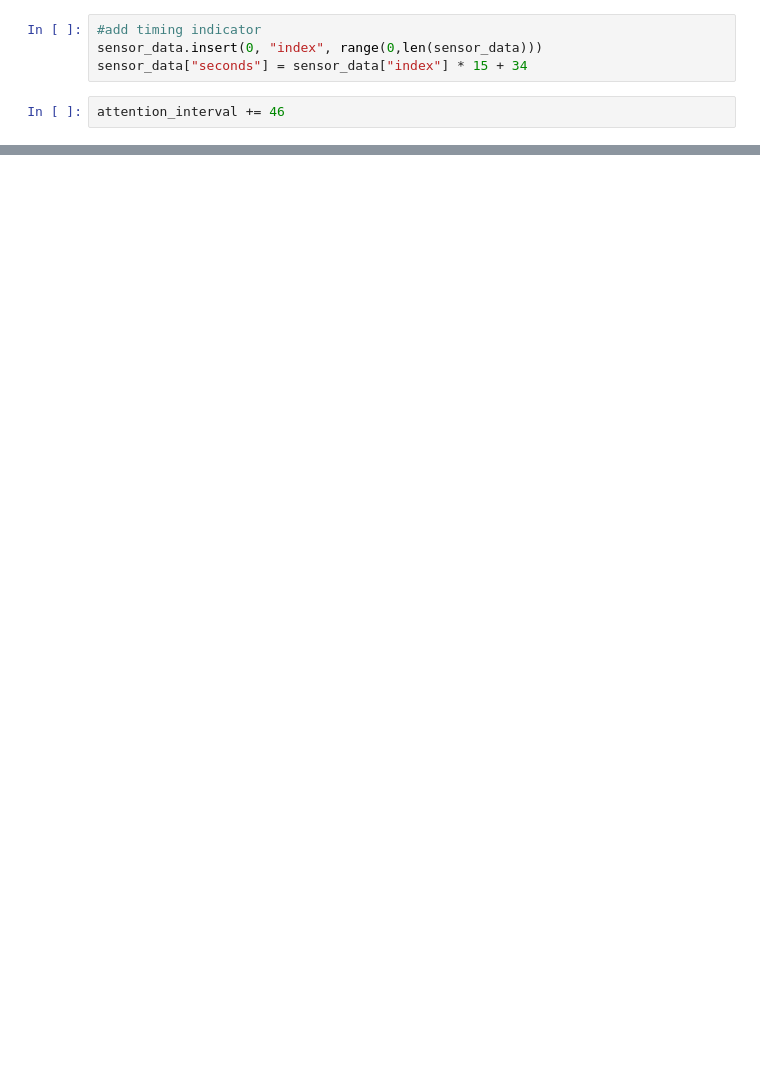
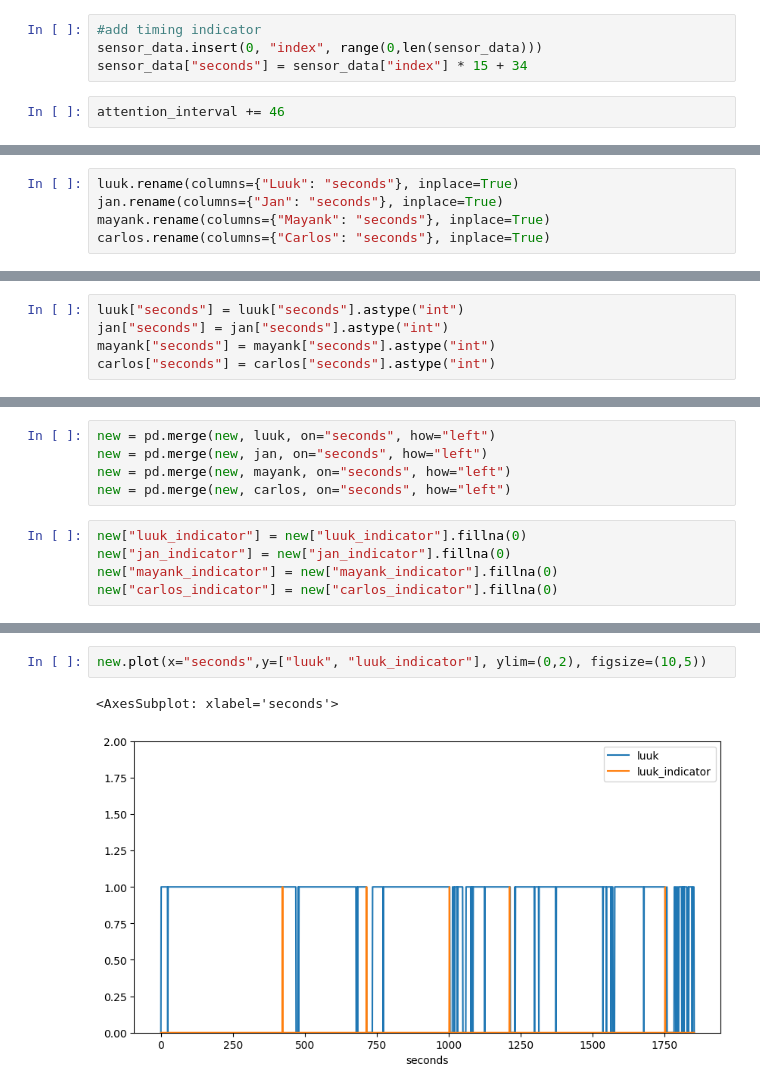
Before and after one commit to jan-ra/attention-keeper, a Jupyter notebook: data-processing.ipynb, the cells around one changed output, grey strips where cells are left out. Cells and saved outputs as stored; diff of their text form; blank space fills up the shorter version.

```diff
--- a/data-processing.ipynb
+++ b/data-processing.ipynb
@@ -31,0 +44,5 @@ sensor_data
+# %%
+luuk.rename(columns={"Luuk": "seconds"}, inplace=True)
+jan.rename(columns={"Jan": "seconds"}, inplace=True)
+mayank.rename(columns={"Mayank": "seconds"}, inplace=True)
+carlos.rename(columns={"Carlos": "seconds"}, inplace=True)
@@ -31,0 +54,5 @@ sensor_data
+# %%
+luuk["seconds"] = luuk["seconds"].astype("int")
+jan["seconds"] = jan["seconds"].astype("int")
+mayank["seconds"] = mayank["seconds"].astype("int")
+carlos["seconds"] = carlos["seconds"].astype("int")
@@ -31,0 +65,10 @@ sensor_data
+# %%
+new = pd.merge(new, luuk, on="seconds", how="left")
+new = pd.merge(new, jan, on="seconds", how="left")
+new = pd.merge(new, mayank, on="seconds", how="left")
+new = pd.merge(new, carlos, on="seconds", how="left")
+# %%
+new["luuk_indicator"] = new["luuk_indicator"].fillna(0)
+new["jan_indicator"] = new["jan_indicator"].fillna(0)
+new["mayank_indicator"] = new["mayank_indicator"].fillna(0)
+new["carlos_indicator"] = new["carlos_indicator"].fillna(0)
@@ -31,0 +80,5 @@ sensor_data
+# %%
+new.plot(x="seconds",y=["luuk", "luuk_indicator"], ylim=(0,2), figsize=(10,5))
+# %% [output]
+<AxesSubplot: xlabel='seconds'>
+[figure, added]
```
Also changed, not shown: parts of 15 cells of this notebook.
